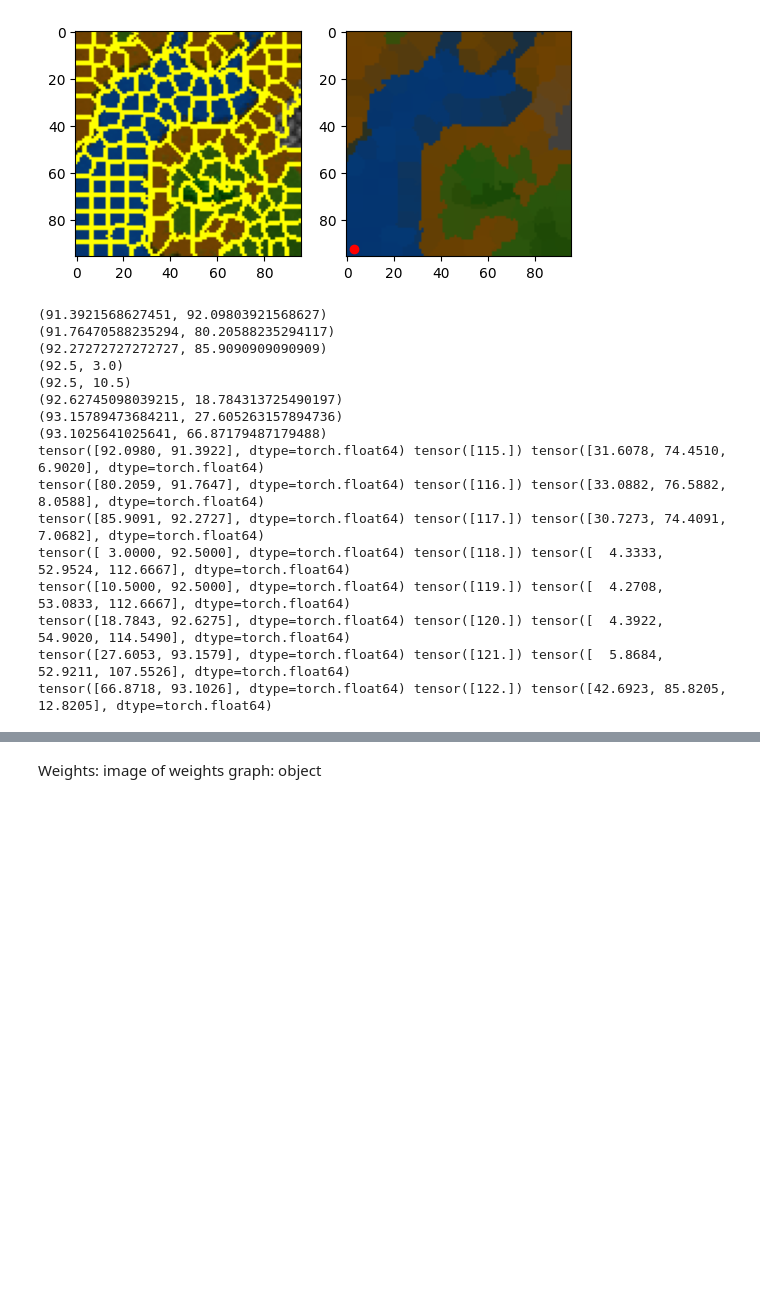
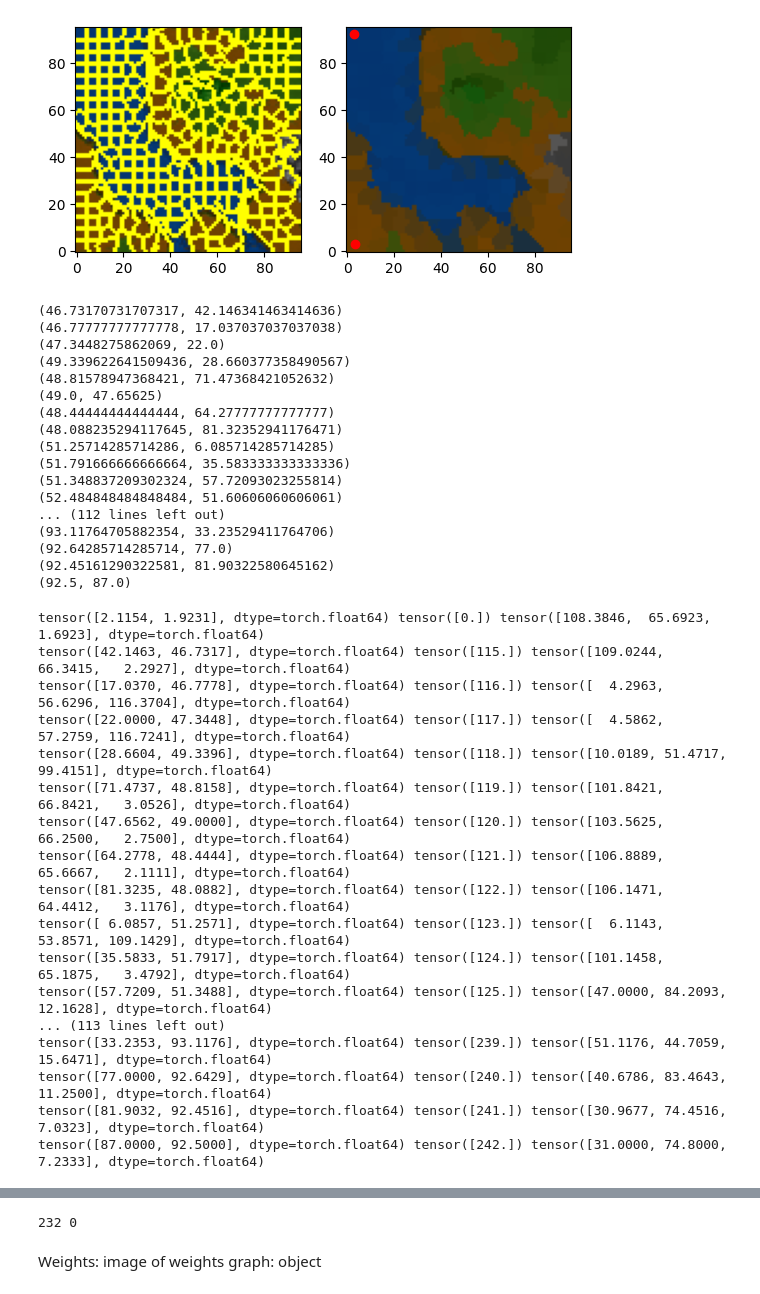
Before and after one commit to aavashsubedi/masters_project, a Jupyter notebook: notebooks/generate_labels_three.ipynb, the cells around one changed output, grey strips where cells are left out. Drawn from its saved outputs; the diff is of its cells as text; code cells hidden in the pictures; blank space fills up the shorter version.

```diff
--- a/notebooks/generate_labels_three.ipynb
+++ b/notebooks/generate_labels_three.ipynb
@@ -63,7 +88,8 @@ def path_to_graph(centroids, label, sensitivity=0.25,
 # %%
 
 
-def convert_image_to_graph(image, num_segments, label, compactness=10, sigma=0.0):
+def convert_image_to_graph(image, num_segments, label, compactness=10, sigma=0.0,
+                           weight_image=None):
     """
     We have an image of size 12x12. We want to convert this into a graph
     where the nodes are the pixels. The edges are the pixels that are adjacent
@@ -76,7 +102,7 @@ def convert_image_to_graph(image, num_segments, label, compactness=10, sigma=0.0
     #the nodes are the pixels in the image
     segments = slic(image, n_segments=num_segments, compactness=compactness,
                      sigma=sigma,
-                    enforce_connectivity=True)
+                    enforce_connectivity=True, )
     #this actually means that the centroids
     new_image = np.zeros((96, 96, 3))
 
@@ -92,14 +118,18 @@ def convert_image_to_graph(image, num_segments, label, compactness=10, sigma=0.0
 
     #plot boundaries and new image side by side
     fig, axs = plt.subplots(1,2)
-    axs[0].imshow(boundaries)
-    axs[1].imshow(new_image)
+    axs[0].imshow(boundaries, origin="lower")
+    axs[1].imshow(new_image, origin="lower")
     #axs[1].scatter([92.5], [3], c="red")
     axs[1].scatter([3], [92.5], c="red")
+    axs[1].scatter([3.5], [3], c="red")
 
     plt.show();
     rag = sk_graph.rag_mean_color(new_image, segments)
     regions = regionprops(segments)
+    #plot the RAG graph
+    nx.draw(rag, with_labels=True)
+
     i = 0
     for region in regions:
         #currently we get (y, x ), changing to be (x, y)
@@ -114,49 +144,68 @@ def convert_image_to_graph(image, num_segments, label, compactness=10, sigma=0.0
         i += 1
     graph = nx.Graph(rag)
 
     #graph = nx.Graph(graph_two)
     #convert graph_three to pytorch geometric
     #convert the graph to a torch geometric data object
     data = pyg.utils.from_networkx(graph)
     data.pixel_count = data["pixel count"]
     data.mean_color = data["mean color"]
     data.total_color = data["total color"]
     data.edge_attr = data.weight
     data.labels = data.labels - 1.0
 
     #for testing:
     for i in range(data.labels.shape[0]):
-        if i > 114:
+        if i > 114 or i == 0:
             print(data.centroid[i], data.labels[i], 255*data.mean_color[i])
 
     #We can flip this here if we want
     data.centroid = data.centroid[:, [0, 1]]
 
     #change the 0th and 1th component of data['centroid]
     #data.centroid = [data.centroid[:1], data.centroid[:0]]
     #centroid_is_path = path_to_graph(data["centroid"], label)
     #data["centroid_in_path"] = centroid_is_path
     region_bc = boundaries
     axs[1].scatter(92.5, 3, s=100)
     data.centroid_in_path_raw =  path_to_graph(data["centroid"], label)
+    #data = path_to_graph_two(data, weight_image)
     return data, region_bc
 
-data, bc = convert_image_to_graph(image, 200, label=label, compactness=10, sigma=0.0)
+data, bc = convert_image_to_graph(image, 400, label=label, compactness=10, sigma=0.0)
 # %% [output]
-[figure, old version]
+[figure, new version]
-(91.3921568627451, 92.09803921568627)
-(91.76470588235294, 80.20588235294117)
-(92.27272727272727, 85.9090909090909)
-(92.5, 3.0)
-(92.5, 10.5)
-(92.62745098039215, 18.784313725490197)
-(93.15789473684211, 27.605263157894736)
-(93.1025641025641, 66.87179487179488)
-tensor([92.0980, 91.3922], dtype=torch.float64) tensor([115.]) tensor([31.6078, 74.4510,  6.9020], dtype=torch.float64)
-tensor([80.2059, 91.7647], dtype=torch.float64) tensor([116.]) tensor([33.0882, 76.5882,  8.0588], dtype=torch.float64)
-tensor([85.9091, 92.2727], dtype=torch.float64) tensor([117.]) tensor([30.7273, 74.4091,  7.0682], dtype=torch.float64)
-tensor([ 3.0000, 92.5000], dtype=torch.float64) tensor([118.]) tensor([  4.3333,  52.9524, 112.6667], dtype=torch.float64)
-tensor([10.5000, 92.5000], dtype=torch.float64) tensor([119.]) tensor([  4.2708,  53.0833, 112.6667], dtype=torch.float64)
-tensor([18.7843, 92.6275], dtype=torch.float64) tensor([120.]) tensor([  4.3922,  54.9020, 114.5490], dtype=torch.float64)
-tensor([27.6053, 93.1579], dtype=torch.float64) tensor([121.]) tensor([  5.8684,  52.9211, 107.5526], dtype=torch.float64)
-tensor([66.8718, 93.1026], dtype=torch.float64) tensor([122.]) tensor([42.6923, 85.8205, 12.8205], dtype=torch.float64)
+(46.73170731707317, 42.146341463414636)
+(46.77777777777778, 17.037037037037038)
+(47.3448275862069, 22.0)
+(49.339622641509436, 28.660377358490567)
+(48.81578947368421, 71.47368421052632)
+(49.0, 47.65625)
+(48.44444444444444, 64.27777777777777)
+(48.088235294117645, 81.32352941176471)
+(51.25714285714286, 6.085714285714285)
+(51.791666666666664, 35.583333333333336)
+(51.348837209302324, 57.72093023255814)
+(52.484848484848484, 51.60606060606061)
+... (112 lines left out)
+(93.11764705882354, 33.23529411764706)
+(92.64285714285714, 77.0)
+(92.45161290322581, 81.90322580645162)
+(92.5, 87.0)
+tensor([2.1154, 1.9231], dtype=torch.float64) tensor([0.]) tensor([108.3846,  65.6923,   1.6923], dtype=torch.float64)
+tensor([42.1463, 46.7317], dtype=torch.float64) tensor([115.]) tensor([109.0244,  66.3415,   2.2927], dtype=torch.float64)
+tensor([17.0370, 46.7778], dtype=torch.float64) tensor([116.]) tensor([  4.2963,  56.6296, 116.3704], dtype=torch.float64)
+tensor([22.0000, 47.3448], dtype=torch.float64) tensor([117.]) tensor([  4.5862,  57.2759, 116.7241], dtype=torch.float64)
+tensor([28.6604, 49.3396], dtype=torch.float64) tensor([118.]) tensor([10.0189, 51.4717, 99.4151], dtype=torch.float64)
+tensor([71.4737, 48.8158], dtype=torch.float64) tensor([119.]) tensor([101.8421,  66.8421,   3.0526], dtype=torch.float64)
+tensor([47.6562, 49.0000], dtype=torch.float64) tensor([120.]) tensor([103.5625,  66.2500,   2.7500], dtype=torch.float64)
+tensor([64.2778, 48.4444], dtype=torch.float64) tensor([121.]) tensor([106.8889,  65.6667,   2.1111], dtype=torch.float64)
+tensor([81.3235, 48.0882], dtype=torch.float64) tensor([122.]) tensor([106.1471,  64.4412,   3.1176], dtype=torch.float64)
+tensor([ 6.0857, 51.2571], dtype=torch.float64) tensor([123.]) tensor([  6.1143,  53.8571, 109.1429], dtype=torch.float64)
+tensor([35.5833, 51.7917], dtype=torch.float64) tensor([124.]) tensor([101.1458,  65.1875,   3.4792], dtype=torch.float64)
+tensor([57.7209, 51.3488], dtype=torch.float64) tensor([125.]) tensor([47.0000, 84.2093, 12.1628], dtype=torch.float64)
+... (113 lines left out)
+tensor([33.2353, 93.1176], dtype=torch.float64) tensor([239.]) tensor([51.1176, 44.7059, 15.6471], dtype=torch.float64)
+tensor([77.0000, 92.6429], dtype=torch.float64) tensor([240.]) tensor([40.6786, 83.4643, 11.2500], dtype=torch.float64)
+tensor([81.9032, 92.4516], dtype=torch.float64) tensor([241.]) tensor([30.9677, 74.4516,  7.0323], dtype=torch.float64)
+tensor([87.0000, 92.5000], dtype=torch.float64) tensor([242.]) tensor([31.0000, 74.8000,  7.2333], dtype=torch.float64)
@@ -192,10 +247,16 @@ def path_to_graph_two(graph, weight_image):
     distances = torch.norm(graph.centroid, dim=1)
     #find the index of the maximum distance
     target = torch.argmax(distances).item()
+    source = torch.argmin(distances).item()
     x = data.centroid_values
     graph.x = x
     nx_graph = pyg.utils.to_networkx(graph)
-    path = nx.shortest_path(nx_graph, source=0, target=target)
+    def custom_lookup(starting_node, ending_node, edge_attr):
+        result = graph.centroid_values[ending_node]
+        return result
+        # return 1 + graph.x[ending_node]
+    path = nx.shortest_path(nx_graph, source=source, target=target, weight=custom_lookup)
+    print(target, source)
 
     # path is a set of integers, we want to create a tensor
     #where the path is 1 and the rest is 0 of size target
@@ -207,6 +268,8 @@ def path_to_graph_two(graph, weight_image):
     data.centroid_in_path = path_tensor
     return data
 data = path_to_graph_two(data, weights)
+# %% [output]
+232 0
 # %% [markdown]
 Weights: image of weights
 graph: object
```
Also changed, not shown: parts of 16 cells of this notebook, 15 other files.
